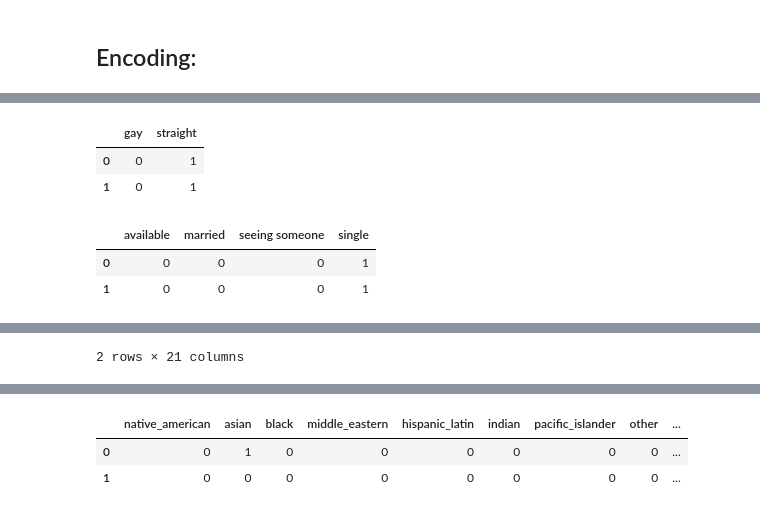
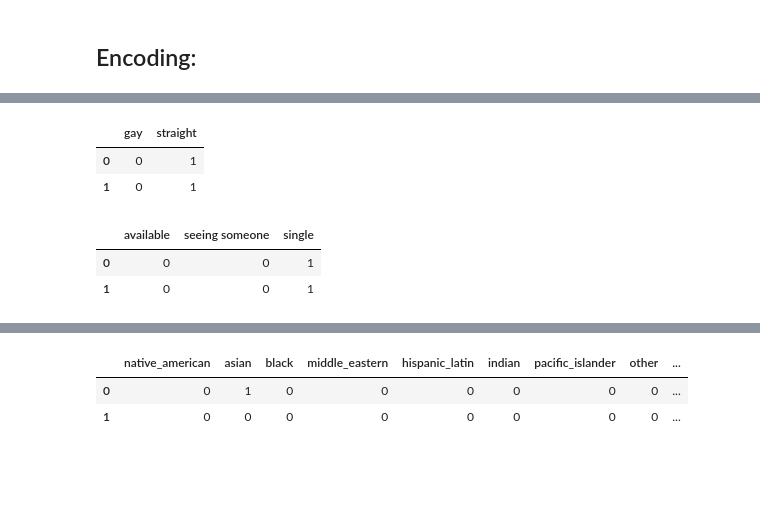
Before and after one commit to puneetsran/okcupid, a Jupyter notebook: ok_cupid_cleaning_and_transformation.ipynb, the cells around one changed output, grey strips where cells are left out. Drawn from its saved outputs; the diff is of its cells as text; code cells hidden in the pictures; blank space fills up the shorter version.

```diff
--- a/ok_cupid_cleaning_and_transformation.ipynb
+++ b/ok_cupid_cleaning_and_transformation.ipynb
@@ -406,0 +1588,19 @@ ok_cupid_df.reset_index(drop=True, inplace=True)
+# %%
+for religion in ok_cupid_df2['religion'].unique():
+    if ((religion != 'atheist') and (religion != 'agnostic')):
+        ok_cupid_df2['religion'] = ok_cupid_df2['religion'].replace({religion: 'religious'})
+# %%
+ok_cupid_df['religion_binary'] = ok_cupid_df['religion']
+
+ok_cupid_df['religion_binary'] = ok_cupid_df['religion_binary'].replace({'agnosticism and very serious about it': 'agnostic',
+'agnosticism but not too serious about it' : 'agnostic',
+'agnosticism and somewhat serious about it': 'agnostic',
+'agnosticism and laughing about it': 'agnosticism','agnosticism': 'agnostic'})
+
+ok_cupid_df['religion_binary'] = ok_cupid_df['religion_binary'].replace({'atheism and laughing about it':'atheism',
+'atheism and somewhat serious about it': 'atheist',
+'atheism but not too serious about it': 'atheist', 'atheism and very serious about it':'atheist', 'atheism': 'atheist'})
+
+for religion in ok_cupid_df['religion_binary'].unique():
+    if ((religion != 'atheist') and (religion != 'agnostic')):
+        ok_cupid_df['religion_binary'] = ok_cupid_df['religion_binary'].replace({religion: 'religious'})
@@ -406,0 +1628,4 @@ ok_cupid_df.reset_index(drop=True, inplace=True)
+# %%
+ok_cupid_df['is_religious'] = np.where(ok_cupid_df['religion_binary'] == 'religious', 1, 0)
+ok_cupid_df['is_agnostic'] = np.where(ok_cupid_df['religion_binary'] == 'agnostic', 1, 0)
+ok_cupid_df['is_atheist'] = np.where(ok_cupid_df['religion_binary'] == 'atheist', 1, 0)
@@ -409,3 +1814,5 @@ ok_cupid_df.reset_index(drop=True, inplace=True)
+# %%
+ok_cupid_df['job'] = ok_cupid_df['job'].replace(['unknown_job'],'rather not say')
 # %%
 from sklearn.preprocessing import OneHotEncoder
 
@@ -436,22 +1843,24 @@ display(job_encoded)
 # %%
 # Put into a dataframe to get column names
 encoded_df_orientation = pd.DataFrame(orientation_encoded.toarray().astype(int), columns=orientation_ohe.categories_[0], dtype=int)
 encoded_df_orientation = encoded_df_orientation.drop(encoded_df_orientation.columns[0], axis=1)
 display(encoded_df_orientation.head(2))
 
 # Status
 encoded_df_status = pd.DataFrame(status_encoded.toarray().astype(int), columns=status_ohe.categories_[0], dtype=int)
-encoded_df_status = encoded_df_status.drop(columns='unknown_status')
+encoded_df_status = encoded_df_status.drop(encoded_df_status.columns[1], axis=1)
+#encoded_df_status = encoded_df_status.drop(columns='unknown_status')
 display(encoded_df_status.head(2))
 
 # Jobs
 encoded_df_job = pd.DataFrame(job_encoded.toarray().astype(int), columns=job_ohe.categories_[0], dtype=int)
-encoded_df_job = encoded_df_job.drop(columns='unknown_job')
+encoded_df_job = encoded_df_job.drop(encoded_df_job.columns[0], axis=1)
+# encoded_df_job = encoded_df_job.drop(columns='rather not say')
 display(encoded_df_job.head(2))
 # %% [output]
 |  | gay | straight |
 | 0 | 0 | 1 |
 | 1 | 0 | 1 |
-|  | available | married | seeing someone | single |
-| 0 | 0 | 0 | 0 | 1 |
-| 1 | 0 | 0 | 0 | 1 |
+|  | available | seeing someone | single |
+| 0 | 0 | 0 | 1 |
+| 1 | 0 | 0 | 1 |
@@ -459,6 +1868,5 @@ display(encoded_df_job.head(2))
 | 0 | 0 | 0 | 0 | 0 | ... |
 | 1 | 0 | 0 | 0 | 0 | ... |
-2 rows × 21 columns
 # %%
 encoded_df_job.rename(columns= {'other': 'otherjob'}, inplace = True)
 # %%
```
Also changed, not shown: parts of 512 cells of this notebook.
